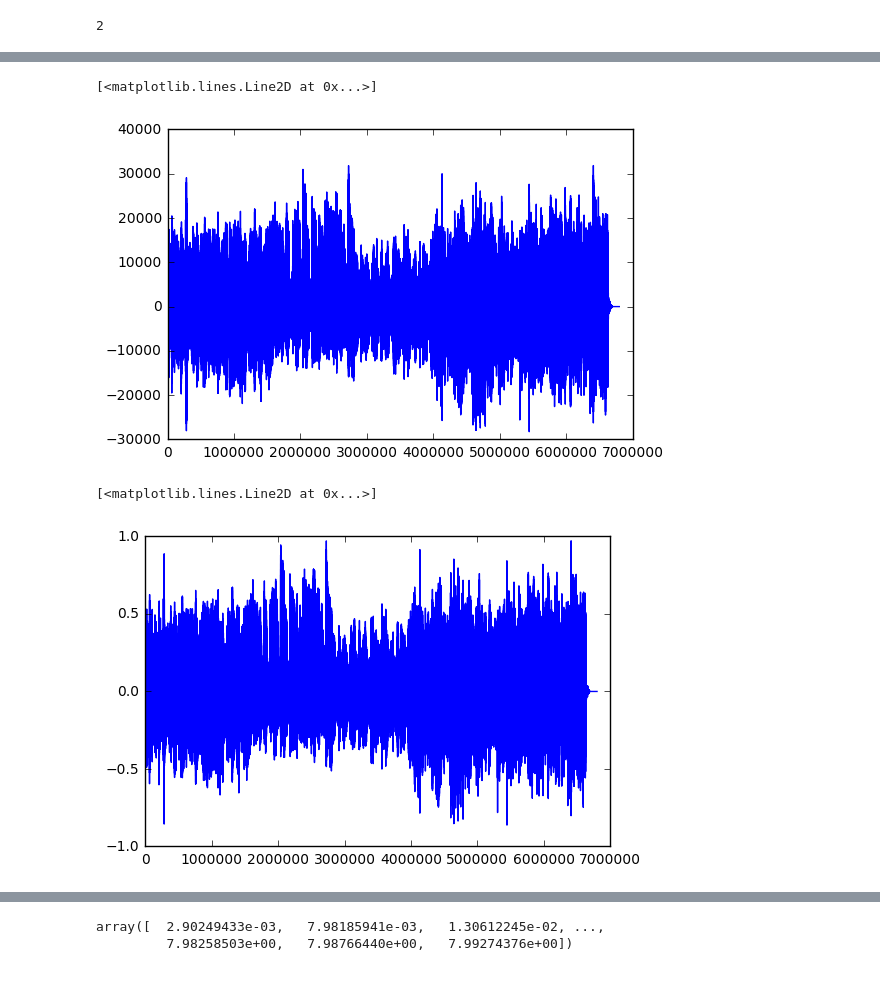
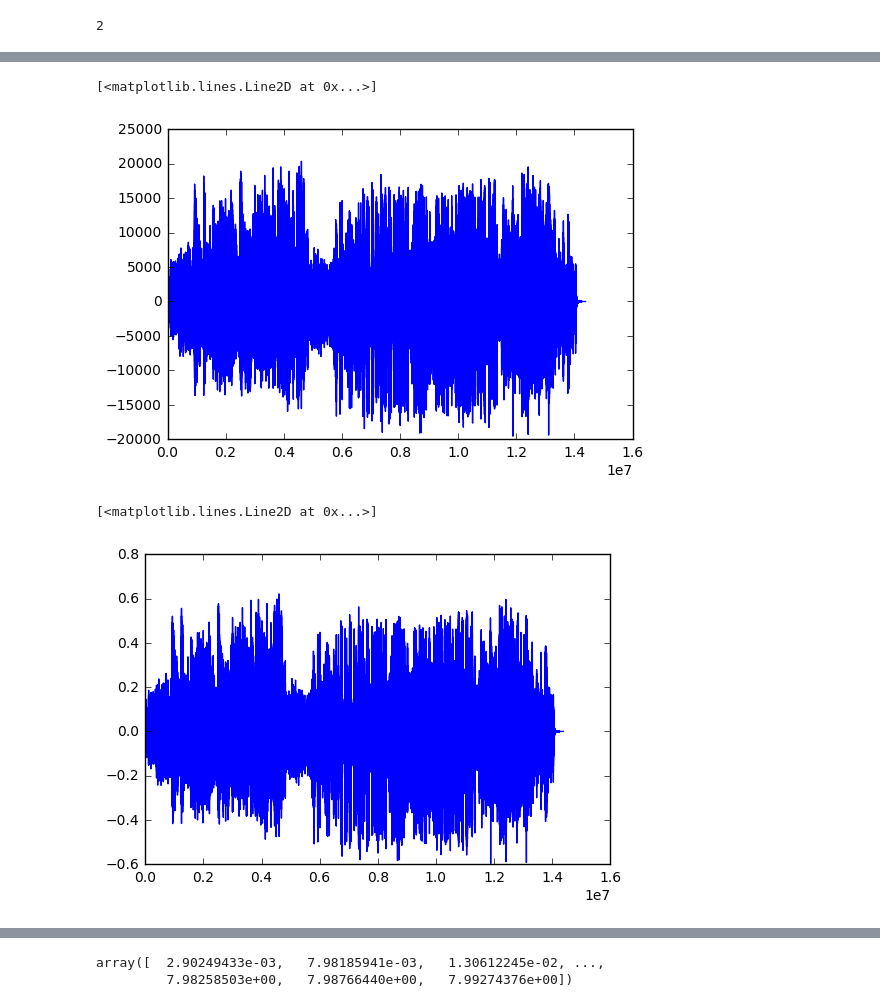
Before and after one commit to dantegates/music-rec, a Jupyter notebook: notebooks/explore-features.ipynb, the cells around one changed output, grey strips where cells are left out. Drawn from its saved outputs; the diff is of its cells as text; code cells hidden in the pictures.

```diff
--- a/notebooks/explore-features.ipynb
+++ b/notebooks/explore-features.ipynb
@@ -29,13 +29,15 @@ array([[ 0,  0],
+# %%
+audio = (audio.sum(axis=1) / 2).astype('int16')
 # %%
 import matplotlib.pyplot as plt
 %matplotlib inline
-plt.plot(audio[:, 0])
+plt.plot(audio)
 # %% [output]
 [<matplotlib.lines.Line2D at 0x...>]
-[figure, old version]
+[figure, new version]
 # %%
-plt.plot(audio[:, 0] / 2**15)
+plt.plot(audio / 2**15)
 # %% [output]
 [<matplotlib.lines.Line2D at 0x...>]
-[figure, old version]
+[figure, new version]
 # %%
```
Also changed, not shown: parts of 21 cells of this notebook.
